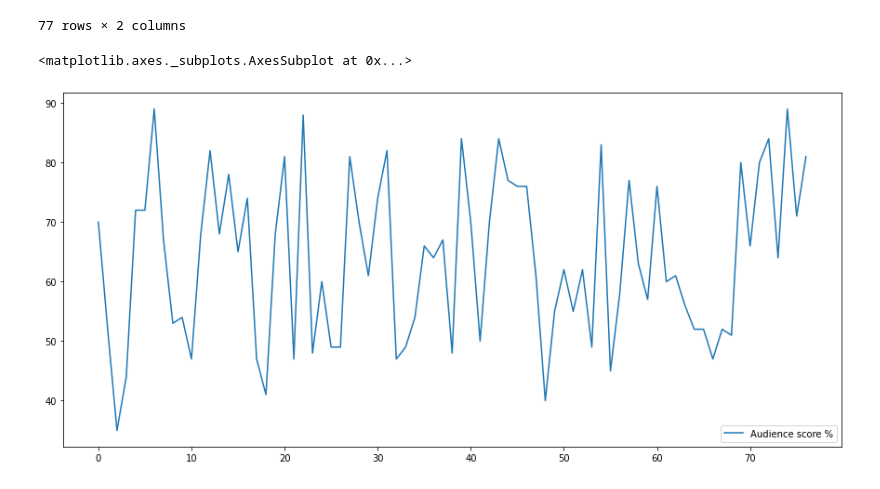
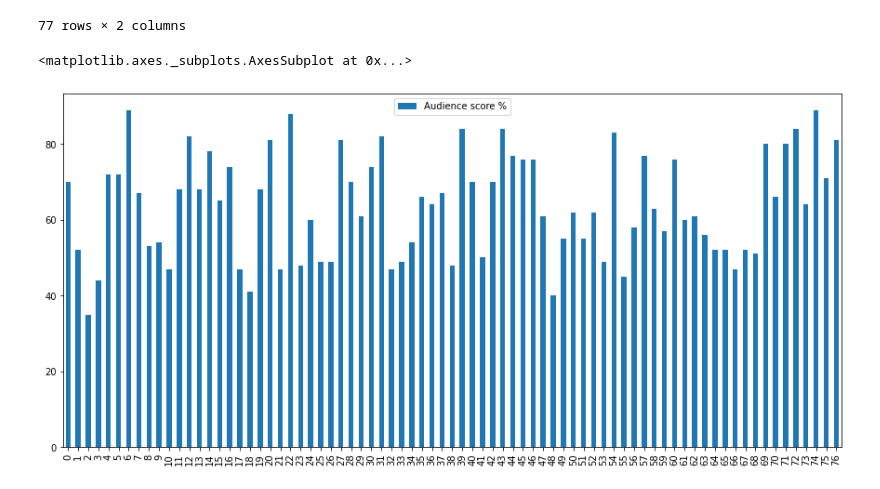
Before and after one commit to baljinderxd/ML_Assignments, a Jupyter notebook: Lab_Program_7.ipynb, the cells around one changed output. Saved outputs shown, nothing was run; the diff lists cells and outputs as text; code cells hidden in the pictures.

```diff
--- a/Lab_Program_7.ipynb
+++ b/Lab_Program_7.ipynb
@@ -50,10 +50,10 @@ df
 77 rows × 2 columns
 # %%
 #Visualizing Data
-df.plot(y='Audience score %',figsize=(15, 7))
+df.plot(y='Audience score %',figsize=(15, 7),kind='bar')
 # %% [output]
 <matplotlib.axes._subplots.AxesSubplot at 0x...>
-[figure, old version]
+[figure, new version]
 # %%
 #Algorithm Implementation
 from sklearn.model_selection import train_test_split
```
Also changed, not shown: parts of 2 cells of this notebook.
